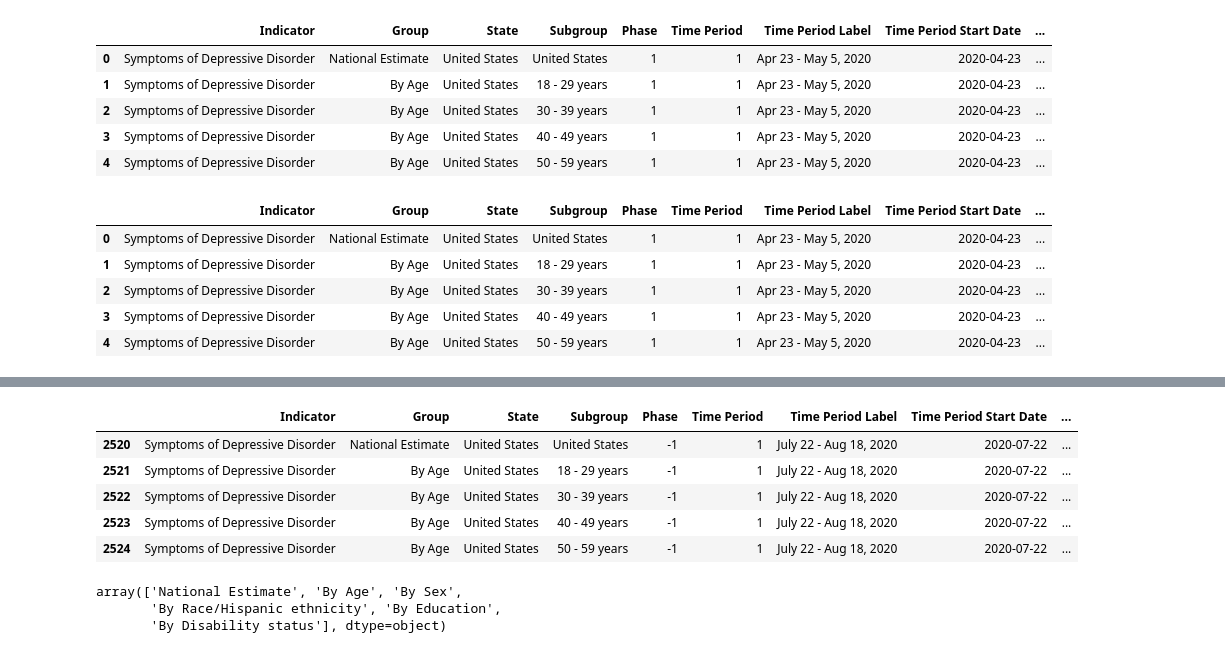
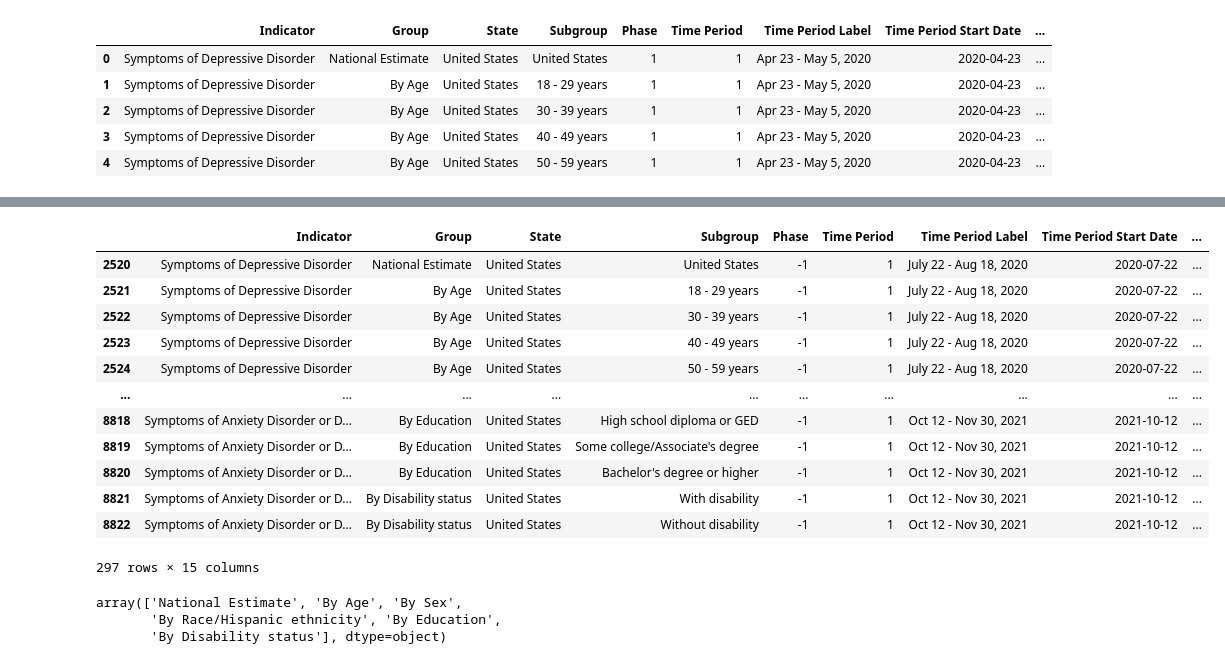
Before and after one commit to lmm2020/EDA-Projects, a Jupyter notebook: EDA_anxiety.ipynb, the cells around one changed output, grey strips where cells are left out. Drawn from its saved outputs; the diff is of its cells as text; code cells hidden in the pictures.

```diff
--- a/EDA_anxiety.ipynb
+++ b/EDA_anxiety.ipynb
@@ -221,15 +222,6 @@ df.head()
 | 2 | Symptoms of Depressive Disorder | By Age | United States | 30 - 39 years | 1 | 1 | Apr 23 - May 5, 2020 | 2020-04-23 | ... |
 | 3 | Symptoms of Depressive Disorder | By Age | United States | 40 - 49 years | 1 | 1 | Apr 23 - May 5, 2020 | 2020-04-23 | ... |
 | 4 | Symptoms of Depressive Disorder | By Age | United States | 50 - 59 years | 1 | 1 | Apr 23 - May 5, 2020 | 2020-04-23 | ... |
-# %%
-df.head()
-# %% [output]
-|  | Indicator | Group | State | Subgroup | Phase | Time Period | Time Period Label | Time Period Start Date | ... |
-| 0 | Symptoms of Depressive Disorder | National Estimate | United States | United States | 1 | 1 | Apr 23 - May 5, 2020 | 2020-04-23 | ... |
-| 1 | Symptoms of Depressive Disorder | By Age | United States | 18 - 29 years | 1 | 1 | Apr 23 - May 5, 2020 | 2020-04-23 | ... |
-| 2 | Symptoms of Depressive Disorder | By Age | United States | 30 - 39 years | 1 | 1 | Apr 23 - May 5, 2020 | 2020-04-23 | ... |
-| 3 | Symptoms of Depressive Disorder | By Age | United States | 40 - 49 years | 1 | 1 | Apr 23 - May 5, 2020 | 2020-04-23 | ... |
-| 4 | Symptoms of Depressive Disorder | By Age | United States | 50 - 59 years | 1 | 1 | Apr 23 - May 5, 2020 | 2020-04-23 | ... |
 # %%
 #check for any df missing values
 df.isnull().sum()
@@ -252,11 +244,18 @@ NewPhase                     0
 dtype: int64
 # %%
 #missing values for the Value column
-df[df['Value'].isna()].head()
+df[df['Value'].isna()]
 # %% [output]
 |  | Indicator | Group | State | Subgroup | Phase | Time Period | Time Period Label | Time Period Start Date | ... |
 | 2520 | Symptoms of Depressive Disorder | National Estimate | United States | United States | -1 | 1 | July 22 - Aug 18, 2020 | 2020-07-22 | ... |
 | 2521 | Symptoms of Depressive Disorder | By Age | United States | 18 - 29 years | -1 | 1 | July 22 - Aug 18, 2020 | 2020-07-22 | ... |
 | 2522 | Symptoms of Depressive Disorder | By Age | United States | 30 - 39 years | -1 | 1 | July 22 - Aug 18, 2020 | 2020-07-22 | ... |
 | 2523 | Symptoms of Depressive Disorder | By Age | United States | 40 - 49 years | -1 | 1 | July 22 - Aug 18, 2020 | 2020-07-22 | ... |
 | 2524 | Symptoms of Depressive Disorder | By Age | United States | 50 - 59 years | -1 | 1 | July 22 - Aug 18, 2020 | 2020-07-22 | ... |
+| ... | ... | ... | ... | ... | ... | ... | ... | ... | ... |
+| 8818 | Symptoms of Anxiety Disorder or D... | By Education | United States | High school diploma or GED | -1 | 1 | Oct 12 - Nov 30, 2021 | 2021-10-12 | ... |
+| 8819 | Symptoms of Anxiety Disorder or D... | By Education | United States | Some college/Associate's degree | -1 | 1 | Oct 12 - Nov 30, 2021 | 2021-10-12 | ... |
+| 8820 | Symptoms of Anxiety Disorder or D... | By Education | United States | Bachelor's degree or higher | -1 | 1 | Oct 12 - Nov 30, 2021 | 2021-10-12 | ... |
+| 8821 | Symptoms of Anxiety Disorder or D... | By Disability status | United States | With disability | -1 | 1 | Oct 12 - Nov 30, 2021 | 2021-10-12 | ... |
+| 8822 | Symptoms of Anxiety Disorder or D... | By Disability status | United States | Without disability | -1 | 1 | Oct 12 - Nov 30, 2021 | 2021-10-12 | ... |
+297 rows × 15 columns
```
Also changed, not shown: parts of 11 cells of this notebook.
